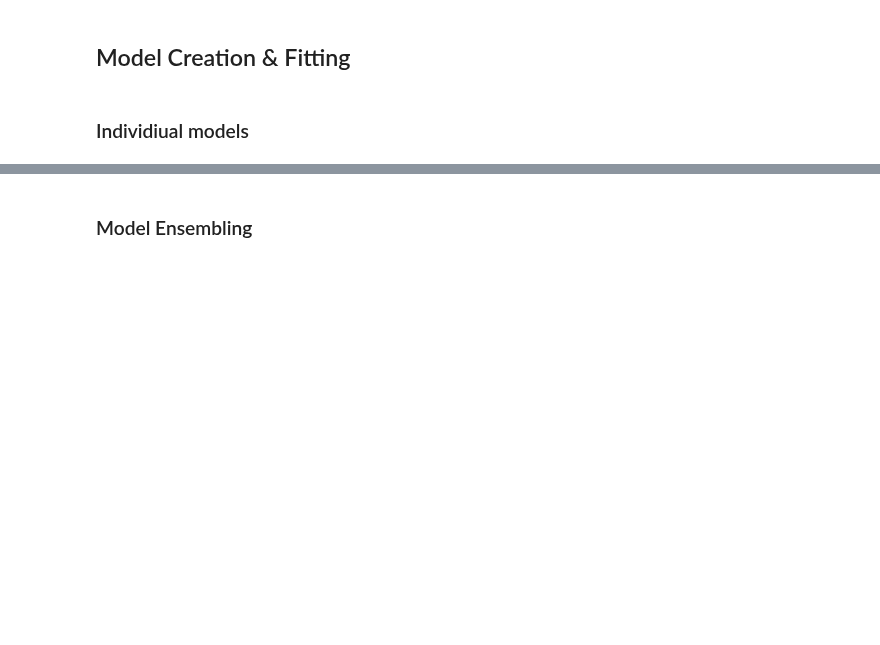
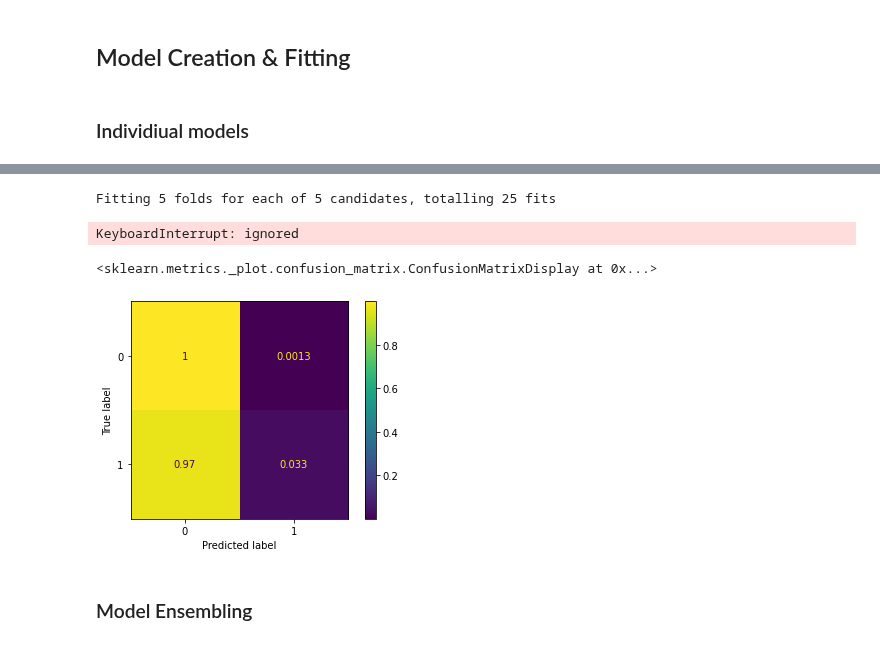
Before and after one commit to nishithewel/ID5059GroupProject, a Jupyter notebook: main.ipynb, the cells around one changed output, grey strips where cells are left out. Cells and saved outputs as stored; diff of their text form; code cells hidden in the pictures; blank space fills up the shorter version.

```diff
--- a/main.ipynb
+++ b/main.ipynb
@@ -336,0 +339,23 @@ bst.save_model('model_file_name.json')
+# %%
+#naw4
+from sklearn.metrics import accuracy_score
+
+import xgboost as xgb
+
+xgb_cl = xgb.XGBClassifier(
+    # tree_method='gpu_hist', gpu_id=0,
+    # max_depth = 10,
+    n_estimators=500,
+    learning_rate = 0.01
+    )
+eval_set  = [(X_train, y_train), (X_test, y_test)]
+
+xgb_cl.fit(X_train, y_train,
+           eval_set = eval_set,
+           eval_metric = 'auc',
+          #  verbose=True,
+           early_stopping_rounds=10,
+           )
+
+preds = xgb_cl.predict(X_test)
+accuracy_score(y_test, preds)
@@ -337,6 +381,48 @@ bst.save_model('model_file_name.json')
+# %%
+from sklearn.model_selection import RandomizedSearchCV
+from sklearn.model_selection import GridSearchCV
+
+import xgboost as xgb
+
+xgb_cl = xgb.XGBClassifier(
+    # tree_method='gpu_hist', gpu_id=0
+    )
+params = { 'max_depth': [3, 5, 10, 15],
+           'learning_rate': [0.01, 0.1],
+           'subsample': np.arange(0.4, 1.0, 0.2),
+           'colsample_bytree': np.arange(0.4, 1.0, 0.2),
+           'colsample_bylevel': np.arange(0.4, 1.0, 0.2),
+           'n_estimators': [100, 500, 1000]
+
+          }
+fit_params = {
+          'early_stopping_rounds': 10,
+          'eval_set' : eval_set,
+          'eval_metric': 'auc',
+          'verbose': True
+}
+
+clf = RandomizedSearchCV(estimator=xgb_cl,
+                         param_distributions=params,
+                         n_jobs = -1,
+                          scoring='roc_auc',
+                         n_iter=5,
+                        #  verbose=3
+                         )
+
+search = clf.fit(X_train, y_train,**fit_params)
+path = '/content/drive/MyDrive/Python/ID5059-GroupProject/'
+clf.best_estimator_.save_model(path + 'optim_xgb.json')
+preds_optimised = clf.predict(X_test)
+# %% [output]
+Fitting 5 folds for each of 5 candidates, totalling 25 fits
+KeyboardInterrupt: ignored
 # %%
 from sklearn.metrics import ConfusionMatrixDisplay
-ConfusionMatrixDisplay.from_predictions(y_train, preds,normalize='true')
+ConfusionMatrixDisplay.from_predictions(y_test, preds,normalize='true')
+# %% [output]
+<sklearn.metrics._plot.confusion_matrix.ConfusionMatrixDisplay at 0x...>
+[figure, added]
 # %%
 #jde1
 from sklearn.ensemble import BaggingClassifier
```
Also changed, not shown: parts of 25 cells of this notebook.
